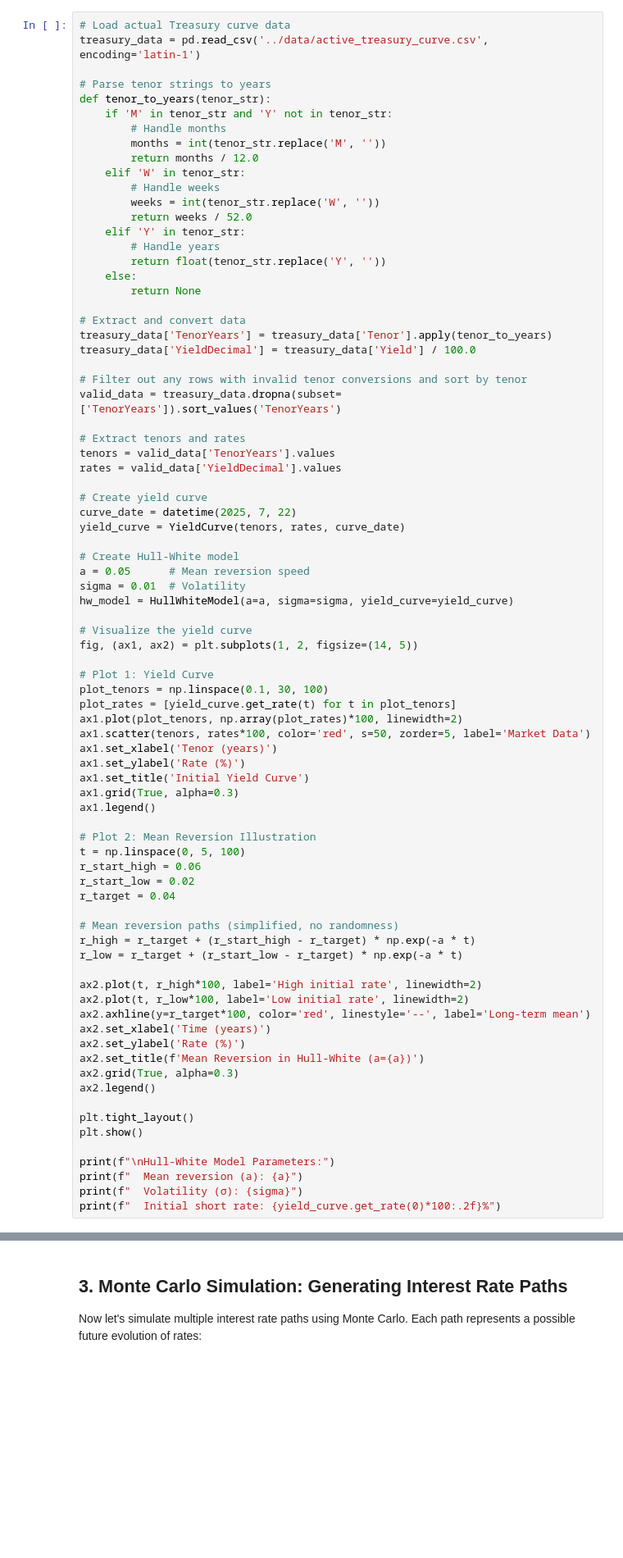
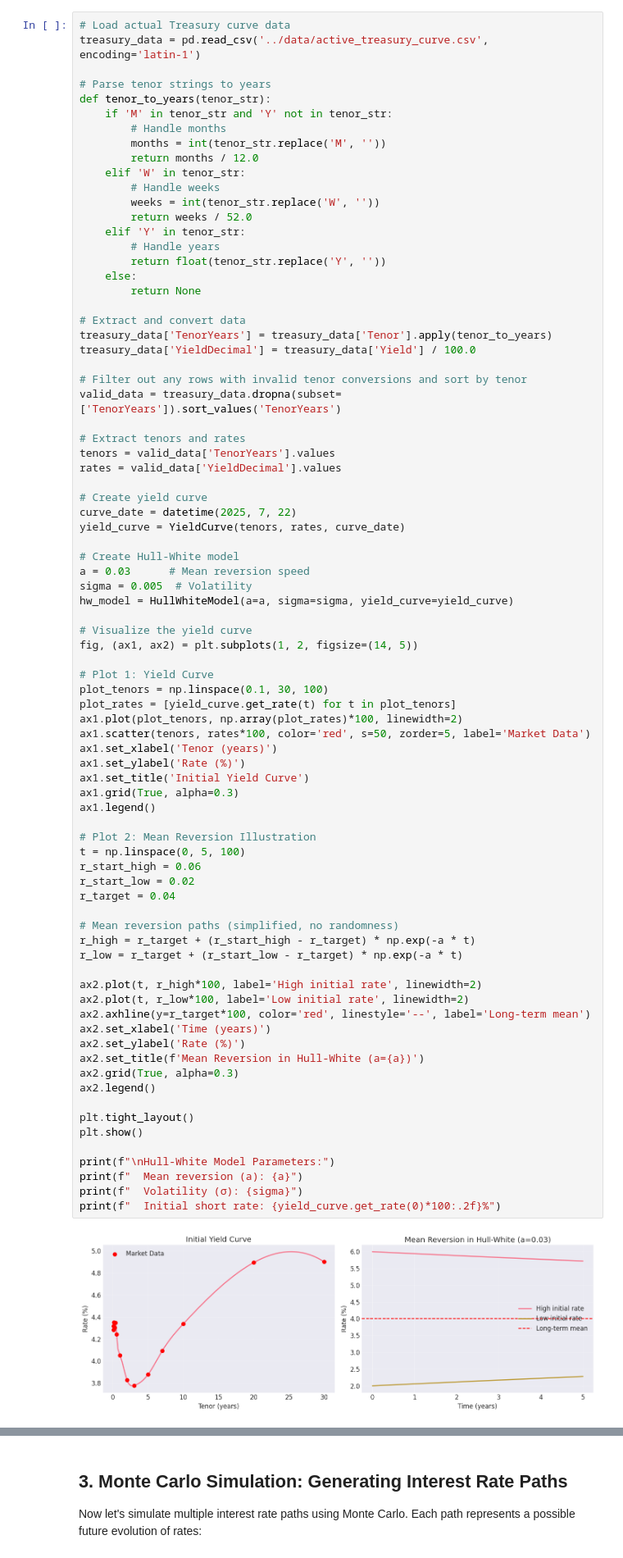
Before and after one commit to jlancaster7/complex-asset-pricing, a Jupyter notebook: ls-pricing/examples/quant_presentation_ls_methodology.ipynb, the cells around one changed output, grey strips where cells are left out. Shown at 82% size. Saved outputs shown, nothing was run; the diff lists cells and outputs as text; blank space fills up the shorter version.

```diff
--- a/ls-pricing/examples/quant_presentation_ls_methodology.ipynb
+++ b/ls-pricing/examples/quant_presentation_ls_methodology.ipynb
@@ -151,8 +171,8 @@ curve_date = datetime(2025, 7, 22)
 yield_curve = YieldCurve(tenors, rates, curve_date)
 
 # Create Hull-White model
-a = 0.05      # Mean reversion speed
-sigma = 0.01  # Volatility
+a = 0.03      # Mean reversion speed
+sigma = 0.005  # Volatility
 hw_model = HullWhiteModel(a=a, sigma=sigma, yield_curve=yield_curve)
 
 # Visualize the yield curve
@@ -168,30 +188,32 @@ ax1.set_ylabel('Rate (%)')
 ax1.set_title('Initial Yield Curve')
 ax1.grid(True, alpha=0.3)
 ax1.legend()
 
 # Plot 2: Mean Reversion Illustration
 t = np.linspace(0, 5, 100)
 r_start_high = 0.06
 r_start_low = 0.02
 r_target = 0.04
 
 # Mean reversion paths (simplified, no randomness)
 r_high = r_target + (r_start_high - r_target) * np.exp(-a * t)
 r_low = r_target + (r_start_low - r_target) * np.exp(-a * t)
 
 ax2.plot(t, r_high*100, label='High initial rate', linewidth=2)
 ax2.plot(t, r_low*100, label='Low initial rate', linewidth=2)
 ax2.axhline(y=r_target*100, color='red', linestyle='--', label='Long-term mean')
 ax2.set_xlabel('Time (years)')
 ax2.set_ylabel('Rate (%)')
 ax2.set_title(f'Mean Reversion in Hull-White (a={a})')
 ax2.grid(True, alpha=0.3)
 ax2.legend()
 
 plt.tight_layout()
 plt.show()
 
 print(f"\nHull-White Model Parameters:")
 print(f"  Mean reversion (a): {a}")
 print(f"  Volatility (σ): {sigma}")
 print(f"  Initial short rate: {yield_curve.get_rate(0)*100:.2f}%")
+# %% [output]
+[figure, added]
```
Also changed, not shown: parts of 9 cells of this notebook, 11 other files.
